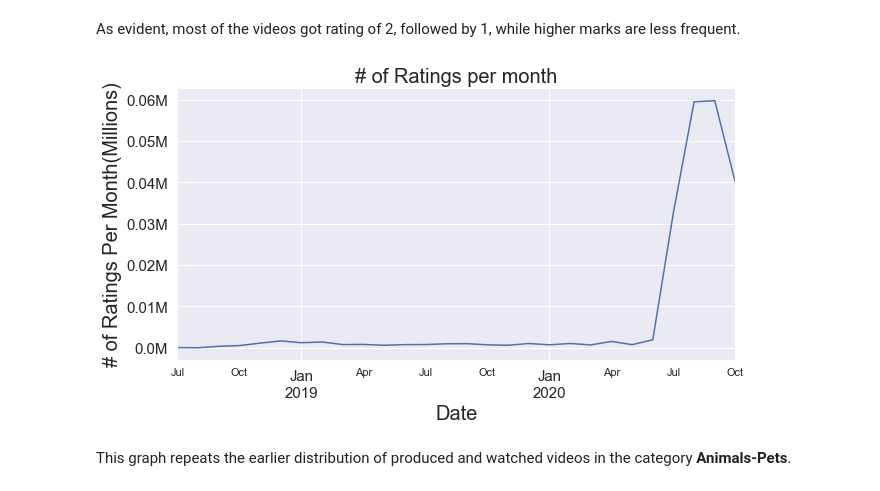
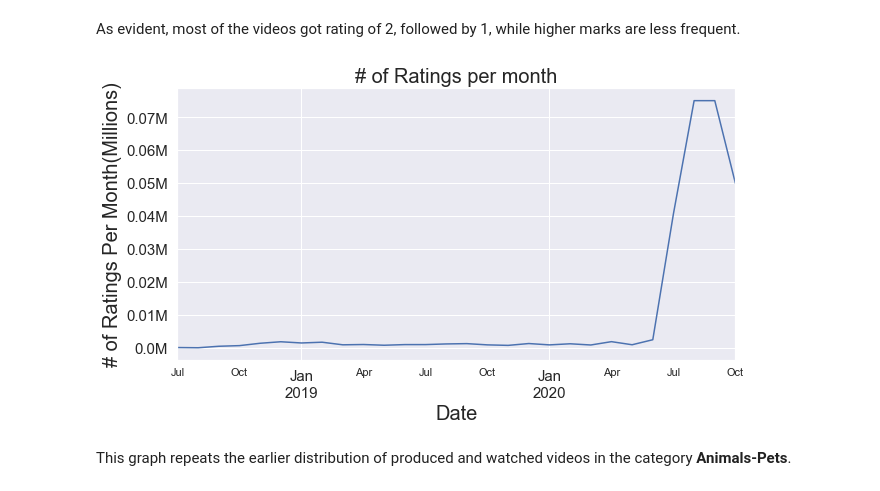
Before and after one commit to apalladin/coub_recommender, a Jupyter notebook: recommender_coub_final.ipynb, the cells around one changed output. Drawn from its saved outputs; the diff is of its cells as text; code cells hidden in the pictures.

```diff
--- a/recommender_coub_final.ipynb
+++ b/recommender_coub_final.ipynb
@@ -1182,17 +1170,17 @@ As evident, most of the videos got rating of 2, followed by 1, while higher mark
 # %%
 # rankings per months
 
 plt.figure(figsize = (10,5))
-ax = train_data.resample("M", on = "created_at")["user_rating"].count().plot()
+ax = df.resample("M", on = "created_at")["user_rating"].count().plot()
 
 ax.set_yticklabels([changingLabels(num) for num in ax.get_yticks()])
 ax.set_title("# of Ratings per month", fontsize = 20)
 ax.set_xlabel("Date", fontsize = 20)
 ax.set_ylabel("# of Ratings Per Month(Millions)", fontsize = 20)
 plt.tick_params(labelsize = 15)
 plt.show()
 # %% [output]
-[figure, old version]
+[figure, new version]
 # %% [markdown]
 This graph repeats the earlier distribution of produced and watched videos in the category **Animals-Pets**.
 # %%
```
Also changed, not shown: parts of 25 cells of this notebook, 2 other files.
